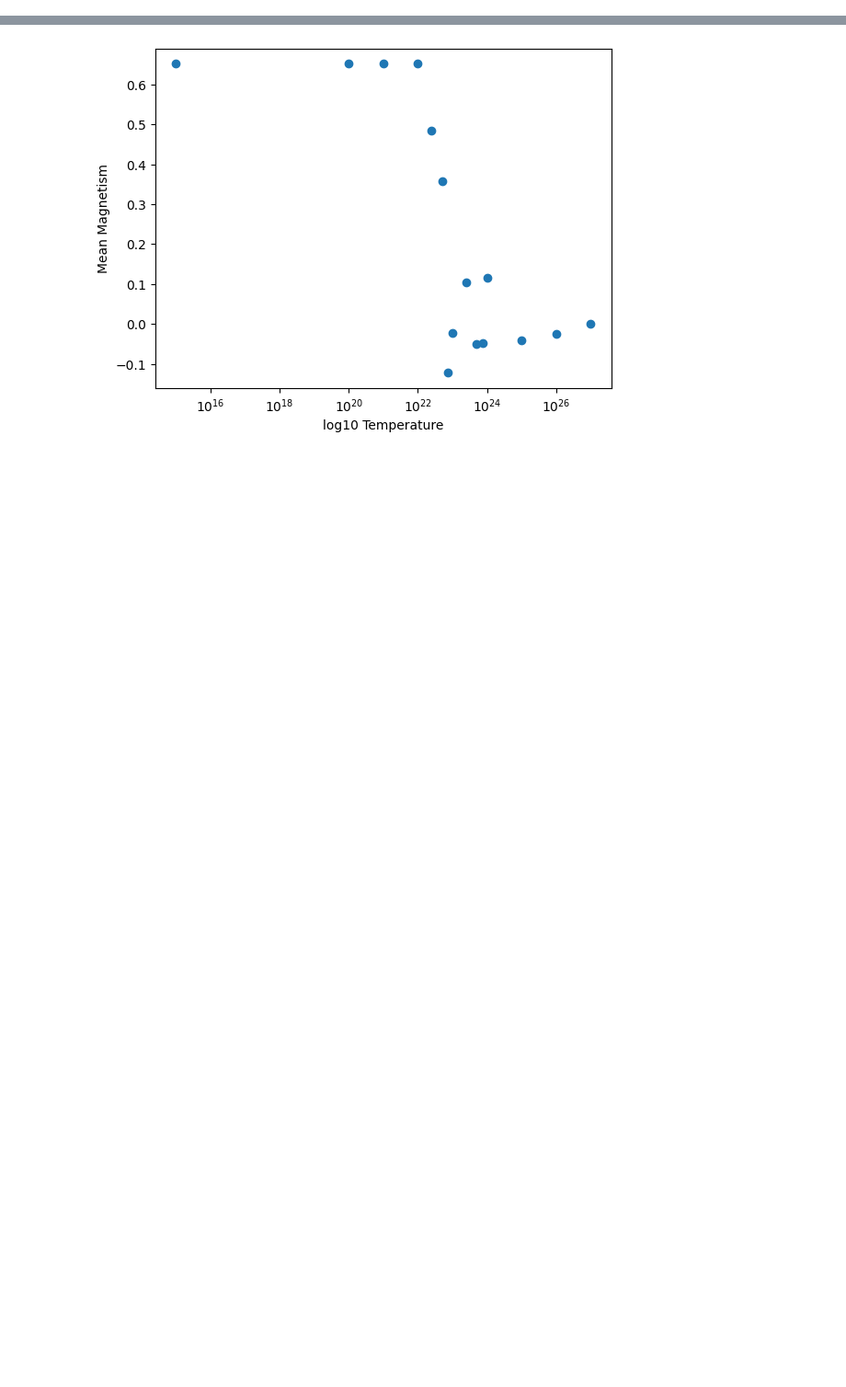
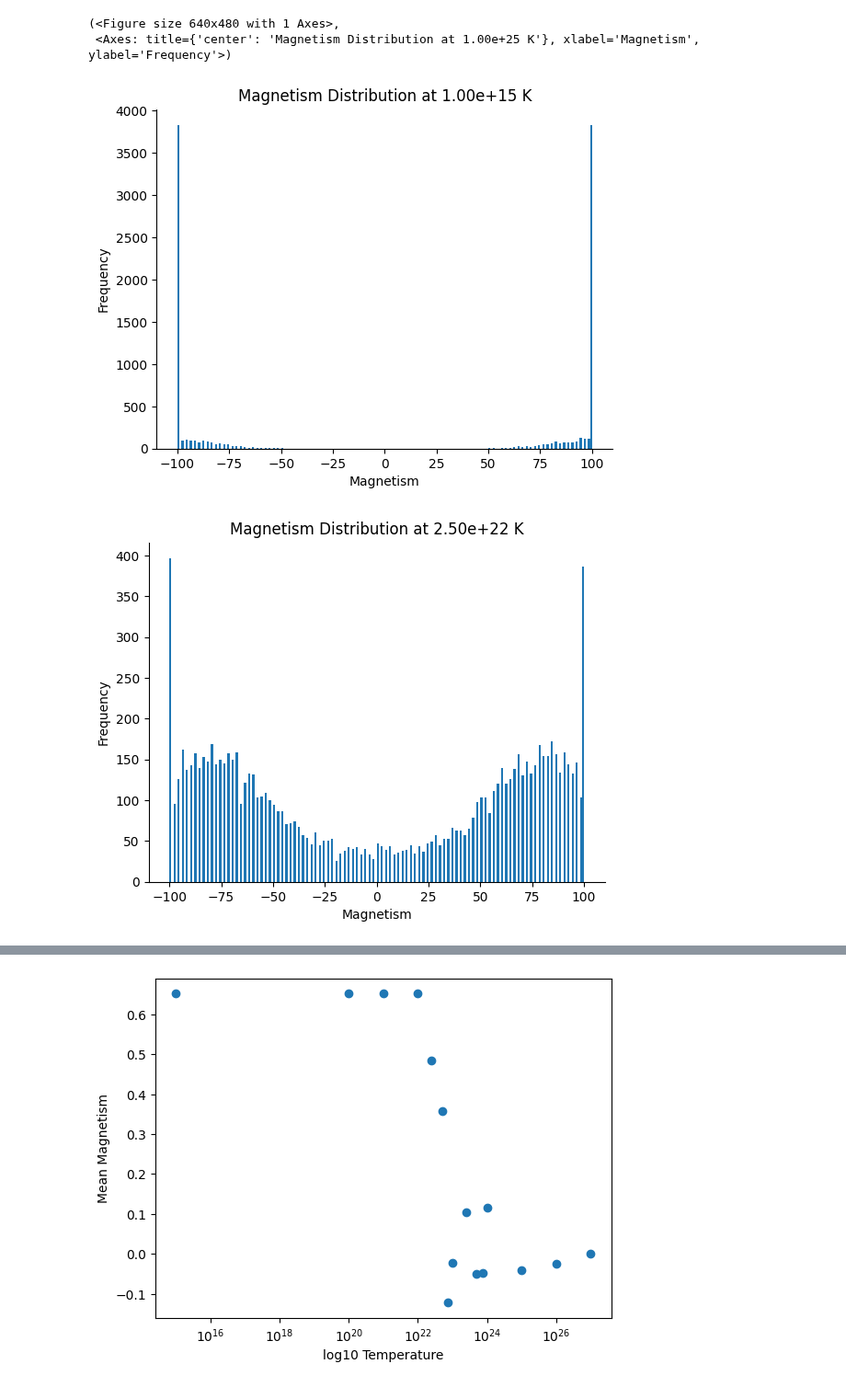
Before and after one commit to Iddmeister/IsingModel, a Jupyter notebook: visual.ipynb, the cells around one changed output, grey strips where cells are left out. Shown at 92% size. Drawn from its saved outputs; the diff is of its cells as text; code cells hidden in the pictures; blank space fills up the shorter version.

```diff
--- a/visual.ipynb
+++ b/visual.ipynb
@@ -58,0 +73,30 @@ for temperature in data.keys():
+# %%
+def plotMagnetismHist(temperature):
+    fig, ax = plt.subplots()
+    df = data[temperature]
+    ax.hist(df["magnetism"], bins=200)
+    ax.set_title(f"Magnetism Distribution at %s K" % "{:.2e}".format(temperature))
+    ax.set_xlabel("Magnetism")
+    ax.set_ylabel("Frequency")
+    ax.spines['top'].set_color('#FFFFFF')
+    ax.spines['right'].set_color('#FFFFFF')
+    return fig, ax
+
+fig, ax = plotMagnetismHist(1e15)
+fig.savefig("images/Magnetism_Histogram_1D_1e15K")
+
+fig, ax = plotMagnetismHist(2.5e22)
+fig.savefig("images/Magnetism_Histogram_1D_2_5e22K")
+
+fig, ax = plotMagnetismHist(5e22)
+fig.savefig("images/Magnetism_Histogram_1D_5e22K")
+
+plotMagnetismHist(7.5e22)
+
+plotMagnetismHist(1e23)
+plotMagnetismHist(1e25)
+# %% [output]
+(<Figure size 640x480 with 1 Axes>,
+ <Axes: title={'center': 'Magnetism Distribution at 1.00e+25 K'}, xlabel='Magnetism', ylabel='Frequency'>)
+[figure, added]
+[figure, added]
```
Also changed, not shown: parts of 7 cells of this notebook, 18 other files.
